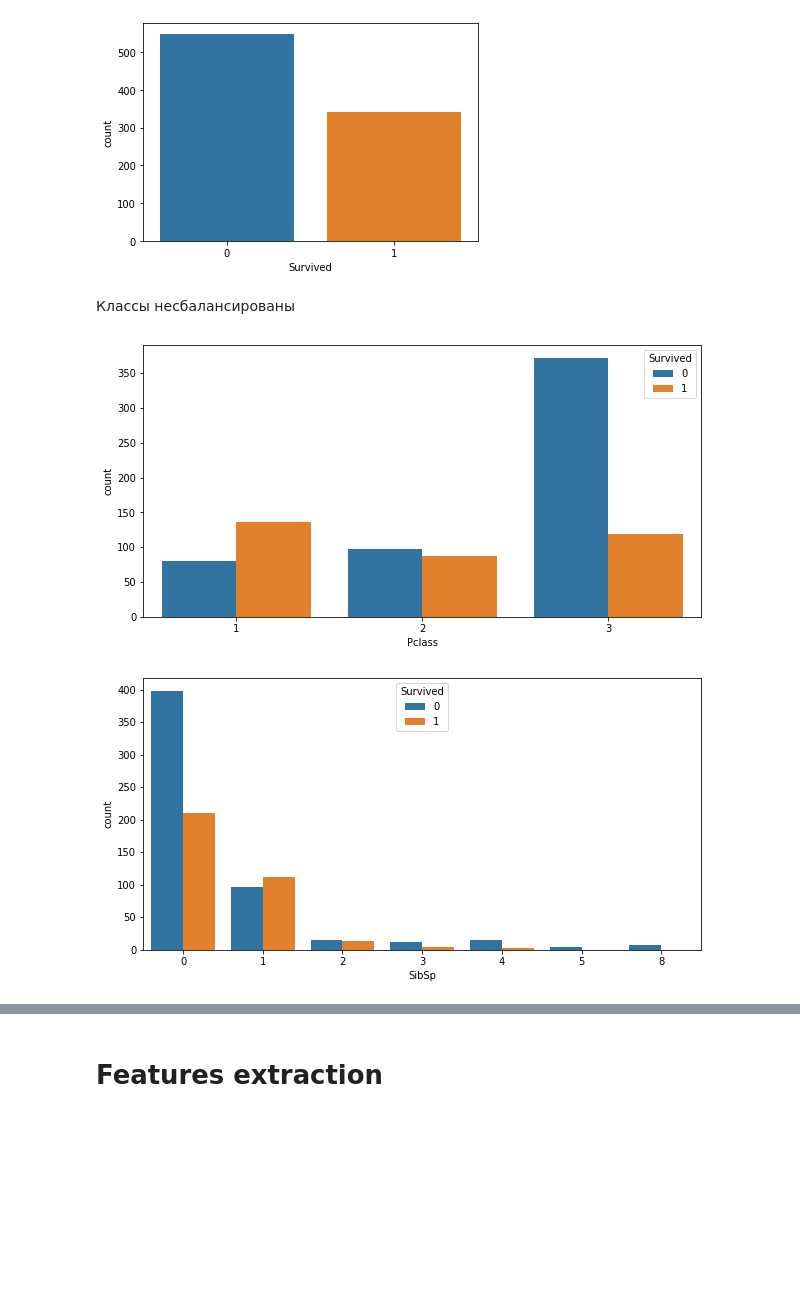
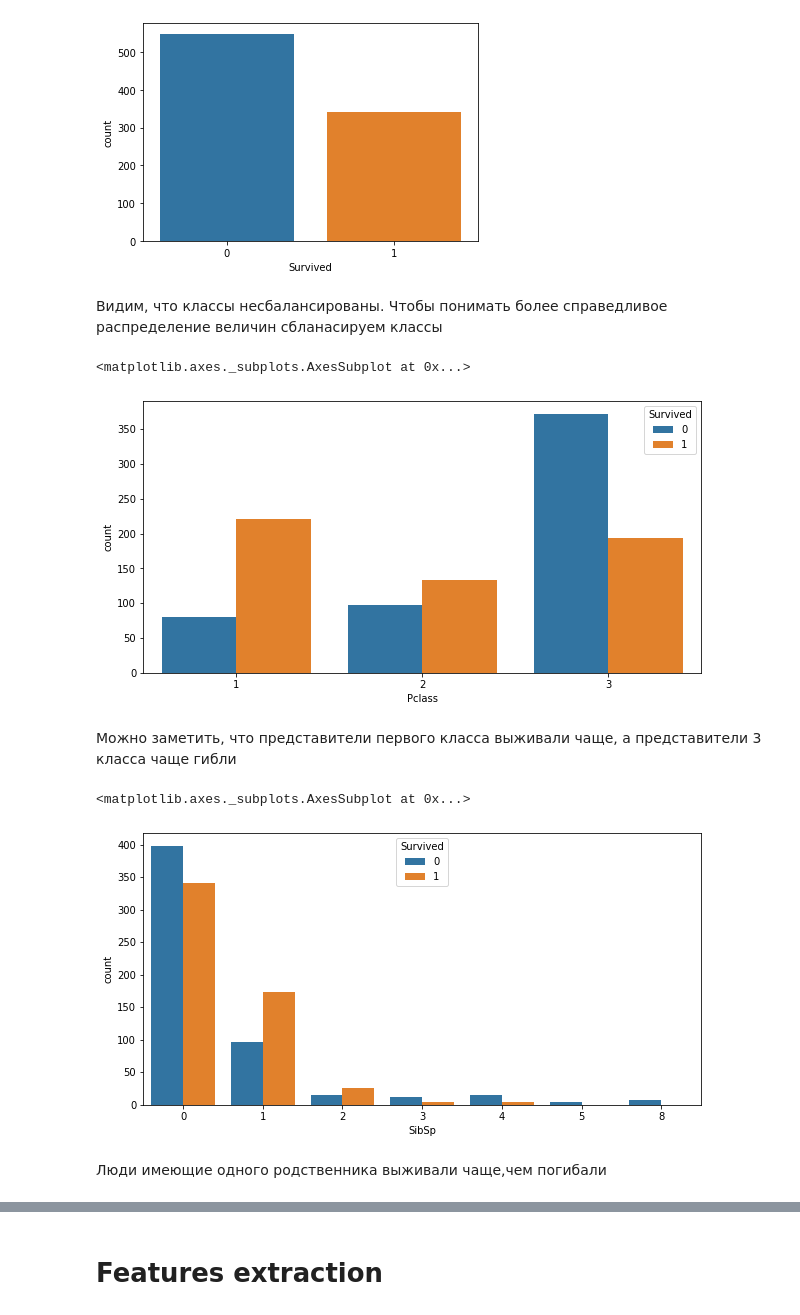
Before and after one commit to G544/kaggle_competition, a Jupyter notebook: kaggle/Titanic.ipynb, the cells around one changed output, grey strips where cells are left out. Saved outputs shown, nothing was run; the diff lists cells and outputs as text; code cells hidden in the pictures; blank space fills up the shorter version.

```diff
--- a/kaggle/Titanic.ipynb
+++ b/kaggle/Titanic.ipynb
@@ -109,17 +110,28 @@ plt.show()
 [figure]
 # %%
 balance = {0:data['Survived'].value_counts()[0]/data.shape[0], 1:data['Survived'].value_counts()[1]/data.shape[0]}
-# %% [markdown]
-Классы несбалансированы
+# %% [markdown]
+Видим, что классы несбалансированы. Чтобы понимать более справедливое распределение величин сбланасируем классы
+# %%
+ros = RandomOverSampler(random_state=0)
+X_resampled_vis, y_resampled_vis = ros.fit_resample(data.drop('Survived', axis=1), data['Survived'])
+vis_df =X_resampled_vis.copy(deep=True)
+vis_df['Survived'] = y_resampled_vis
 # %%
 plt.figure(figsize=(10,5))
-sns.countplot(x='Pclass', hue='Survived', data=data);
+sns.countplot(x='Pclass', hue='Survived', data=vis_df)
 # %% [output]
+<matplotlib.axes._subplots.AxesSubplot at 0x...>
-[figure, old version]
+[figure, new version]
+# %% [markdown]
+Можно заметить, что представители первого класса выживали чаще, а представители 3 класса чаще гибли
 # %%
 plt.figure(figsize=(10,5))
-sns.countplot(x='SibSp', hue='Survived', data=data);
+sns.countplot(x='SibSp', hue='Survived', data=vis_df)
 # %% [output]
+<matplotlib.axes._subplots.AxesSubplot at 0x...>
-[figure, old version]
+[figure, new version]
+# %% [markdown]
+Люди имеющие одного родственника выживали чаще,чем погибали
 # %%
 plt.figure(figsize=(10,5))
```
Also changed, not shown: parts of 22 cells of this notebook.
